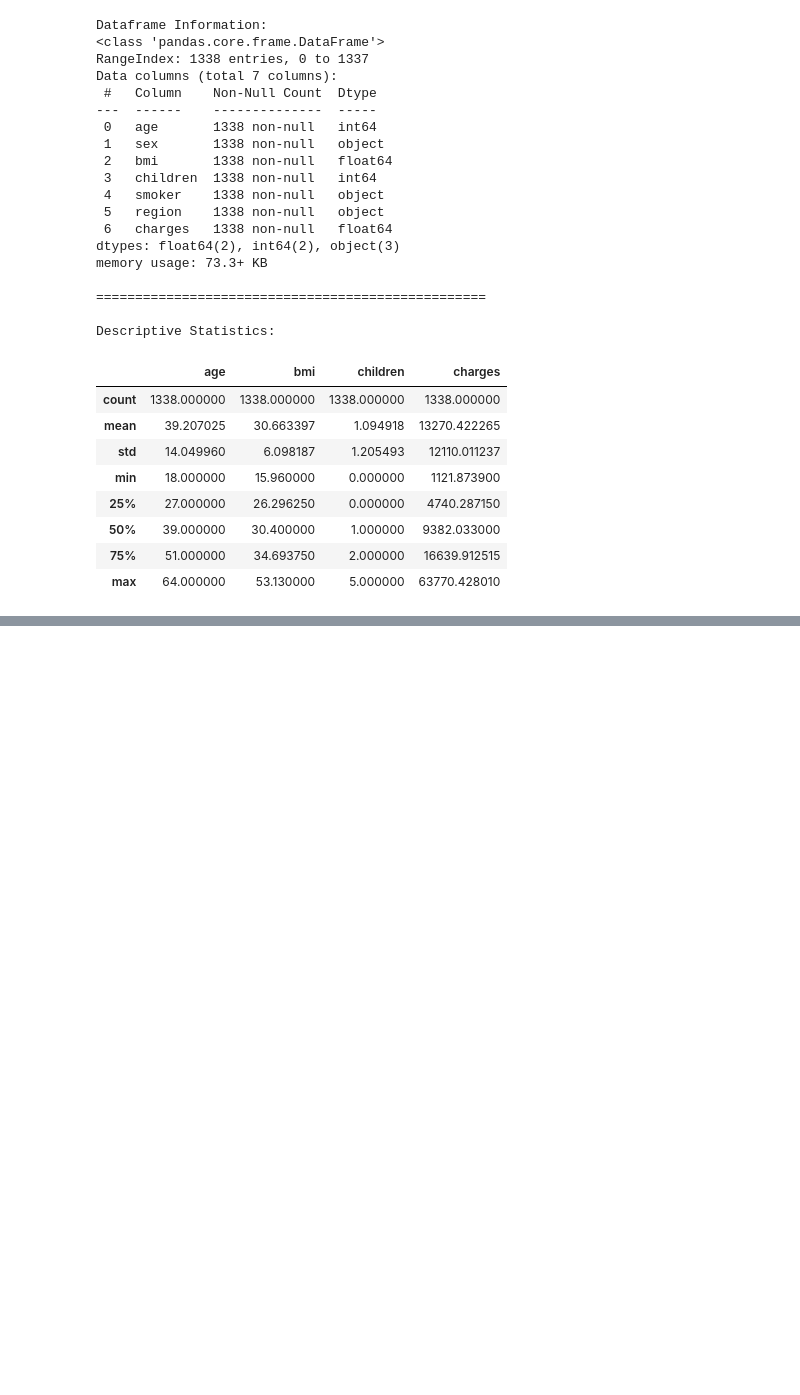
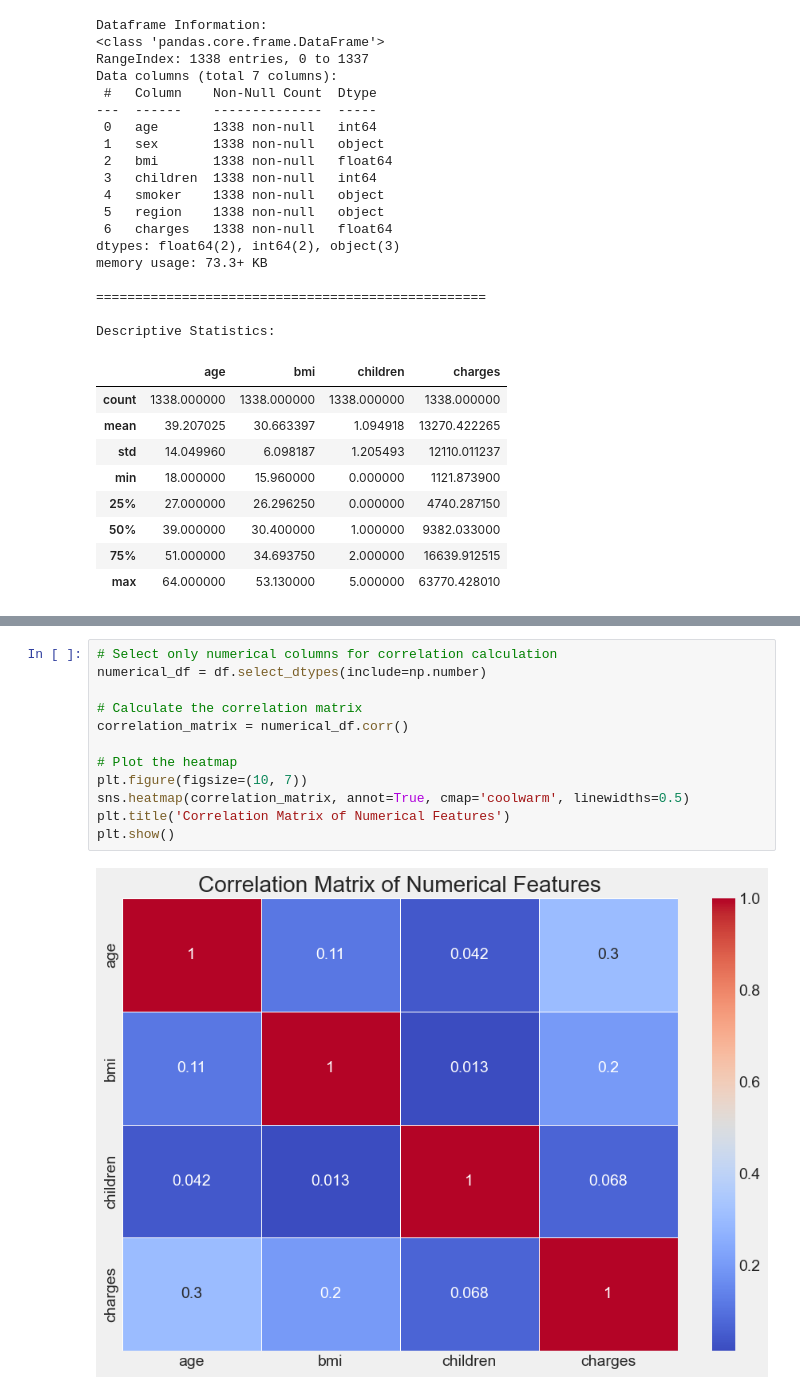
Before and after one commit to kotharisoumil/Medical-Cost-Regression-Project, a Jupyter notebook: MedicalCost.ipynb, the cells around one changed output, grey strips where cells are left out. Cells and saved outputs as stored; diff of their text form; blank space fills up the shorter version.

```diff
--- a/MedicalCost.ipynb
+++ b/MedicalCost.ipynb
@@ -65,0 +111,14 @@ Descriptive Statistics:
+# %%
+# Select only numerical columns for correlation calculation
+numerical_df = df.select_dtypes(include=np.number)
+
+# Calculate the correlation matrix
+correlation_matrix = numerical_df.corr()
+
+# Plot the heatmap
+plt.figure(figsize=(10, 7))
+sns.heatmap(correlation_matrix, annot=True, cmap='coolwarm', linewidths=0.5)
+plt.title('Correlation Matrix of Numerical Features')
+plt.show()
+# %% [output]
+[figure, added]
```
Also changed, not shown: parts of 6 cells of this notebook.
